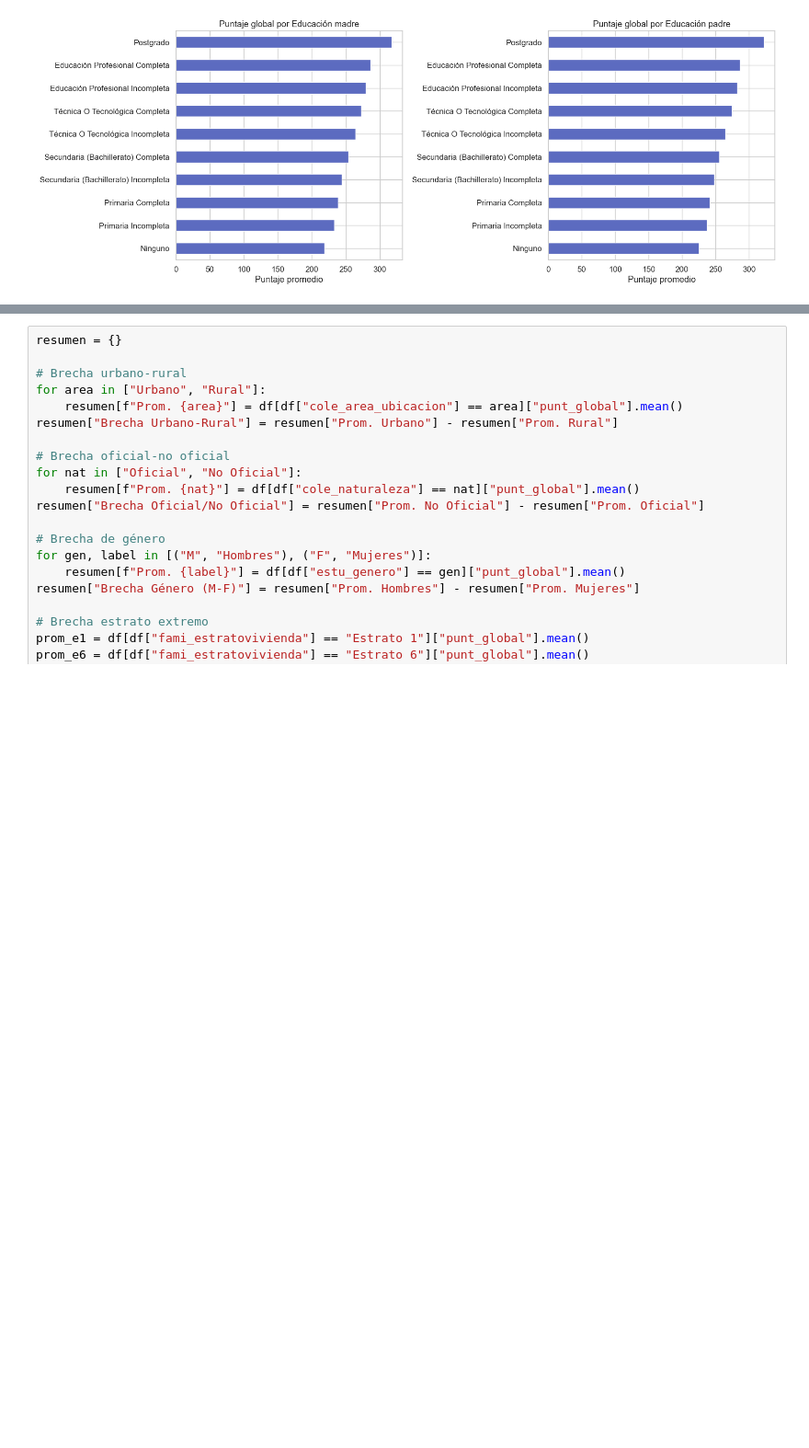
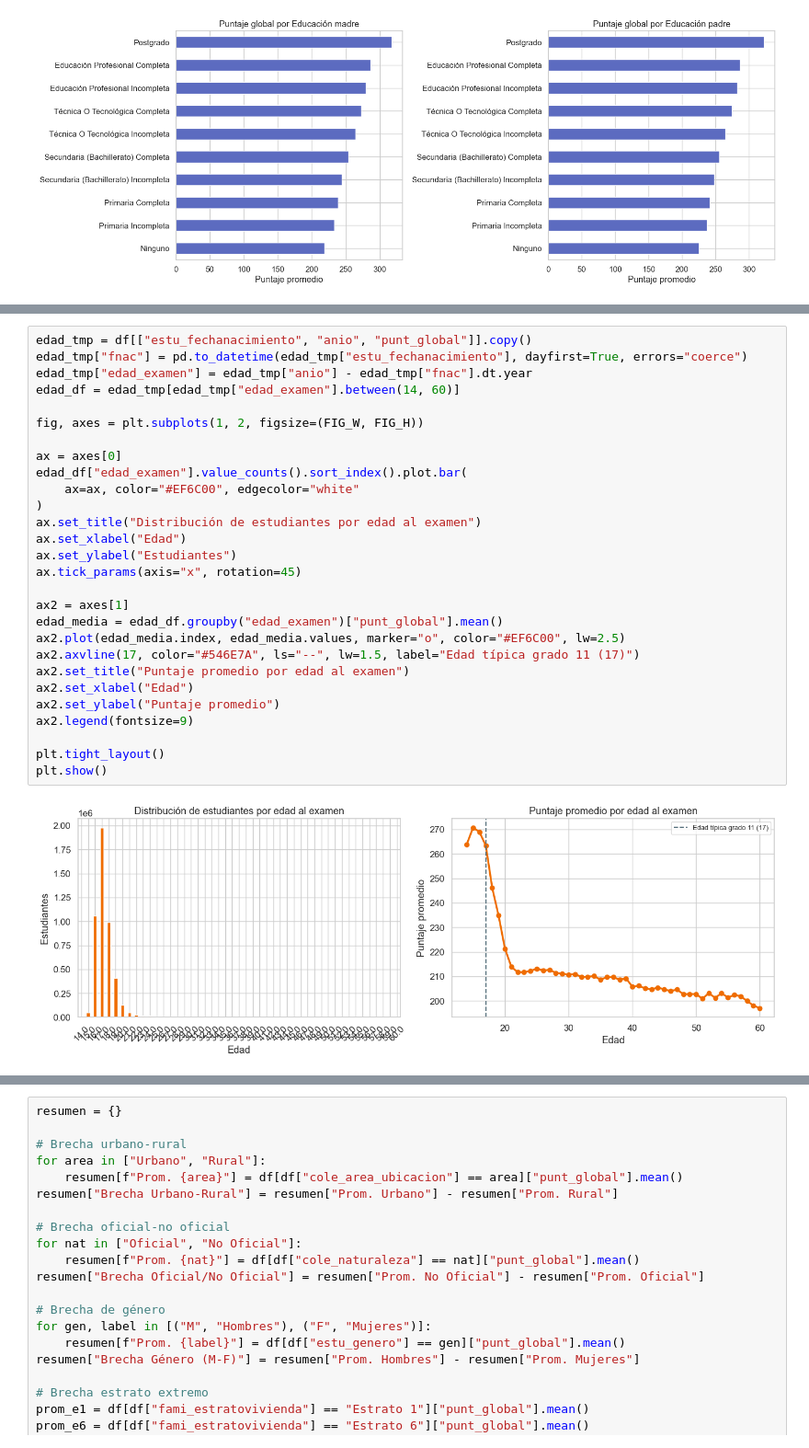
Before and after one commit to liturriago/EquidadAlgoritmica-SaberXAI, a Jupyter notebook: notebooks/02_estudio_datos.ipynb, the cells around one changed output, grey strips where cells are left out. Shown at 92% size. Cells and saved outputs as stored; diff of their text form; blank space fills up the shorter version.

```diff
--- a/notebooks/02_estudio_datos.ipynb
+++ b/notebooks/02_estudio_datos.ipynb
@@ -304,0 +387,30 @@ plt.show()
+# %%
+edad_tmp = df[["estu_fechanacimiento", "anio", "punt_global"]].copy()
+edad_tmp["fnac"] = pd.to_datetime(edad_tmp["estu_fechanacimiento"], dayfirst=True, errors="coerce")
+edad_tmp["edad_examen"] = edad_tmp["anio"] - edad_tmp["fnac"].dt.year
+edad_df = edad_tmp[edad_tmp["edad_examen"].between(14, 60)]
+
+fig, axes = plt.subplots(1, 2, figsize=(FIG_W, FIG_H))
+
+ax = axes[0]
+edad_df["edad_examen"].value_counts().sort_index().plot.bar(
+    ax=ax, color="#EF6C00", edgecolor="white"
+)
+ax.set_title("Distribución de estudiantes por edad al examen")
+ax.set_xlabel("Edad")
+ax.set_ylabel("Estudiantes")
+ax.tick_params(axis="x", rotation=45)
+
+ax2 = axes[1]
+edad_media = edad_df.groupby("edad_examen")["punt_global"].mean()
+ax2.plot(edad_media.index, edad_media.values, marker="o", color="#EF6C00", lw=2.5)
+ax2.axvline(17, color="#546E7A", ls="--", lw=1.5, label="Edad típica grado 11 (17)")
+ax2.set_title("Puntaje promedio por edad al examen")
+ax2.set_xlabel("Edad")
+ax2.set_ylabel("Puntaje promedio")
+ax2.legend(fontsize=9)
+
+plt.tight_layout()
+plt.show()
+# %% [output]
+[figure, added]
```
Also changed, not shown: parts of 13 cells of this notebook.
